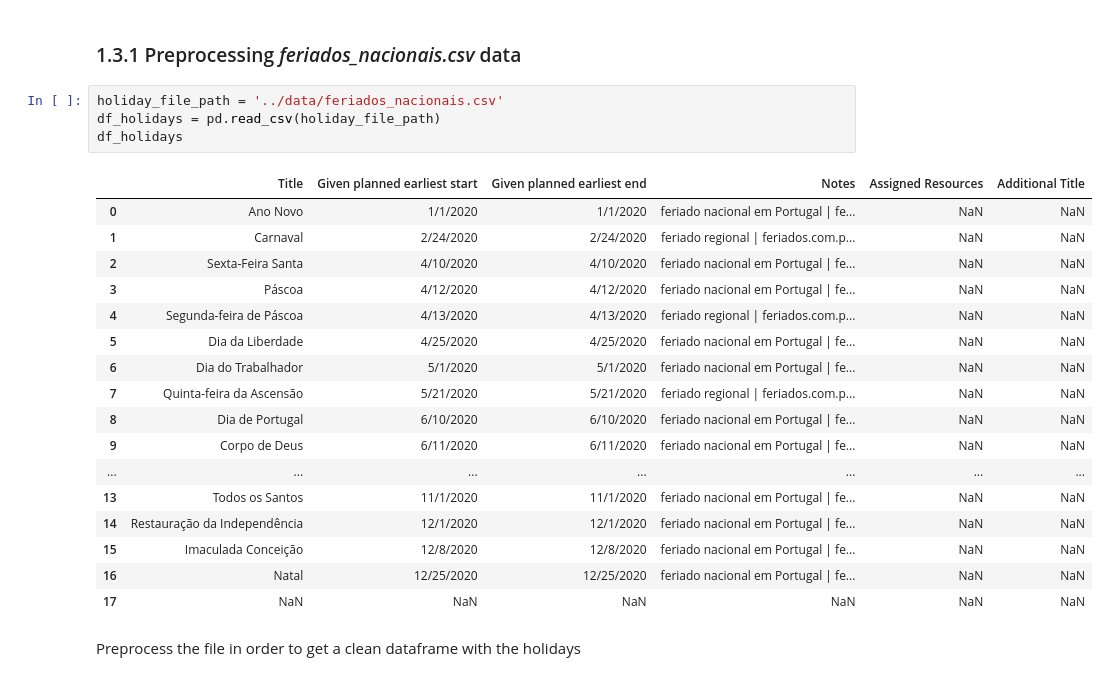
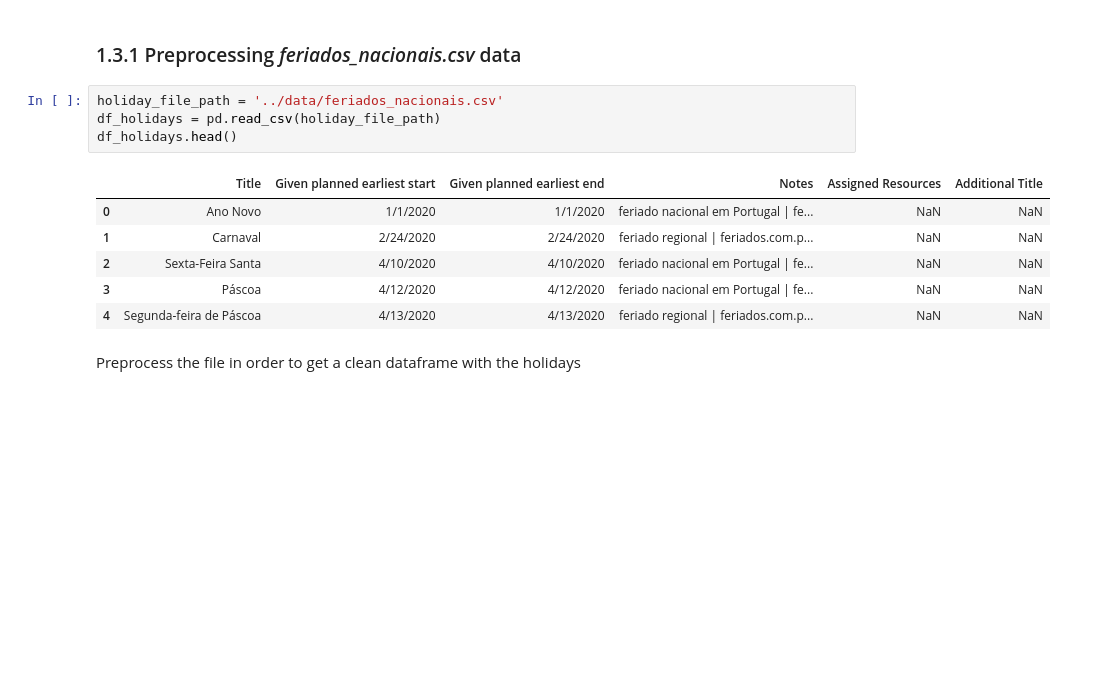
Before and after one commit to beatriz-lima/TPD-Airbnb-Data, a Jupyter notebook: Notebooks/ETL_Date.ipynb, the cells around one changed output. Cells and saved outputs as stored; diff of their text form; blank space fills up the shorter version.

```diff
--- a/Notebooks/ETL_Date.ipynb
+++ b/Notebooks/ETL_Date.ipynb
@@ -179,25 +179,14 @@ df_listings['DataRegisto'][0], date_pk(df_listings['DataRegisto'][0])
 # %%
 holiday_file_path = '../data/feriados_nacionais.csv'
 df_holidays = pd.read_csv(holiday_file_path)
-df_holidays
+df_holidays.head()
 # %% [output]
 |  | Title | Given planned earliest start | Given planned earliest end | Notes | Assigned Resources | Additional Title |
 | 0 | Ano Novo | 1/1/2020 | 1/1/2020 | feriado nacional em Portugal | fe... | NaN | NaN |
 | 1 | Carnaval | 2/24/2020 | 2/24/2020 | feriado regional | feriados.com.p... | NaN | NaN |
 | 2 | Sexta-Feira Santa | 4/10/2020 | 4/10/2020 | feriado nacional em Portugal | fe... | NaN | NaN |
 | 3 | Páscoa | 4/12/2020 | 4/12/2020 | feriado nacional em Portugal | fe... | NaN | NaN |
 | 4 | Segunda-feira de Páscoa | 4/13/2020 | 4/13/2020 | feriado regional | feriados.com.p... | NaN | NaN |
-| 5 | Dia da Liberdade | 4/25/2020 | 4/25/2020 | feriado nacional em Portugal | fe... | NaN | NaN |
-| 6 | Dia do Trabalhador | 5/1/2020 | 5/1/2020 | feriado nacional em Portugal | fe... | NaN | NaN |
-| 7 | Quinta-feira da Ascensão | 5/21/2020 | 5/21/2020 | feriado regional | feriados.com.p... | NaN | NaN |
-| 8 | Dia de Portugal | 6/10/2020 | 6/10/2020 | feriado nacional em Portugal | fe... | NaN | NaN |
-| 9 | Corpo de Deus | 6/11/2020 | 6/11/2020 | feriado nacional em Portugal | fe... | NaN | NaN |
-| ... | ... | ... | ... | ... | ... | ... |
-| 13 | Todos os Santos | 11/1/2020 | 11/1/2020 | feriado nacional em Portugal | fe... | NaN | NaN |
-| 14 | Restauração da Independência | 12/1/2020 | 12/1/2020 | feriado nacional em Portugal | fe... | NaN | NaN |
-| 15 | Imaculada Conceição | 12/8/2020 | 12/8/2020 | feriado nacional em Portugal | fe... | NaN | NaN |
-| 16 | Natal | 12/25/2020 | 12/25/2020 | feriado nacional em Portugal | fe... | NaN | NaN |
-| 17 | NaN | NaN | NaN | NaN | NaN | NaN |
 # %% [markdown]
 Preprocess the file in order to get a clean dataframe with the holidays
 # %%
```
Also changed, not shown: parts of 1 cell of this notebook.
